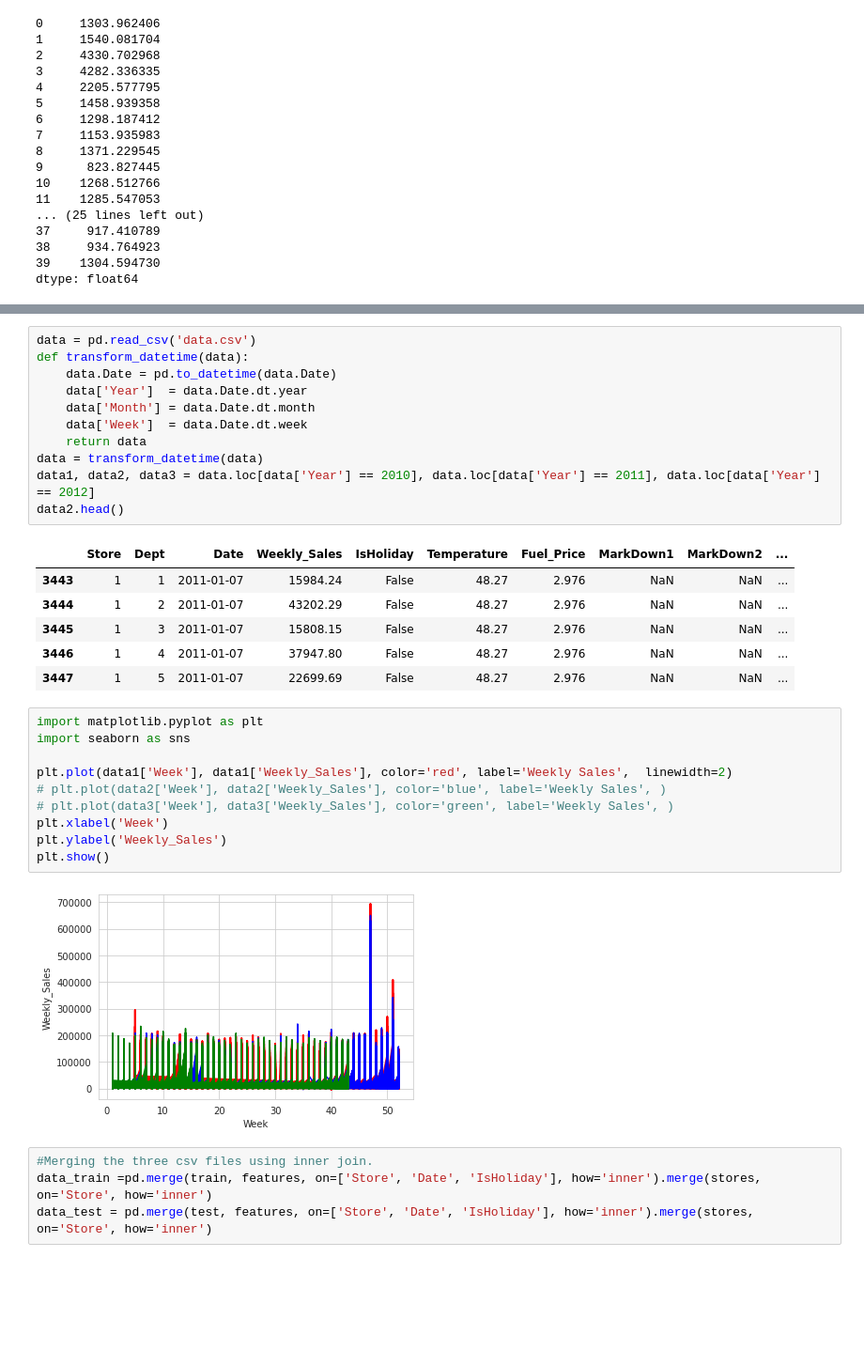
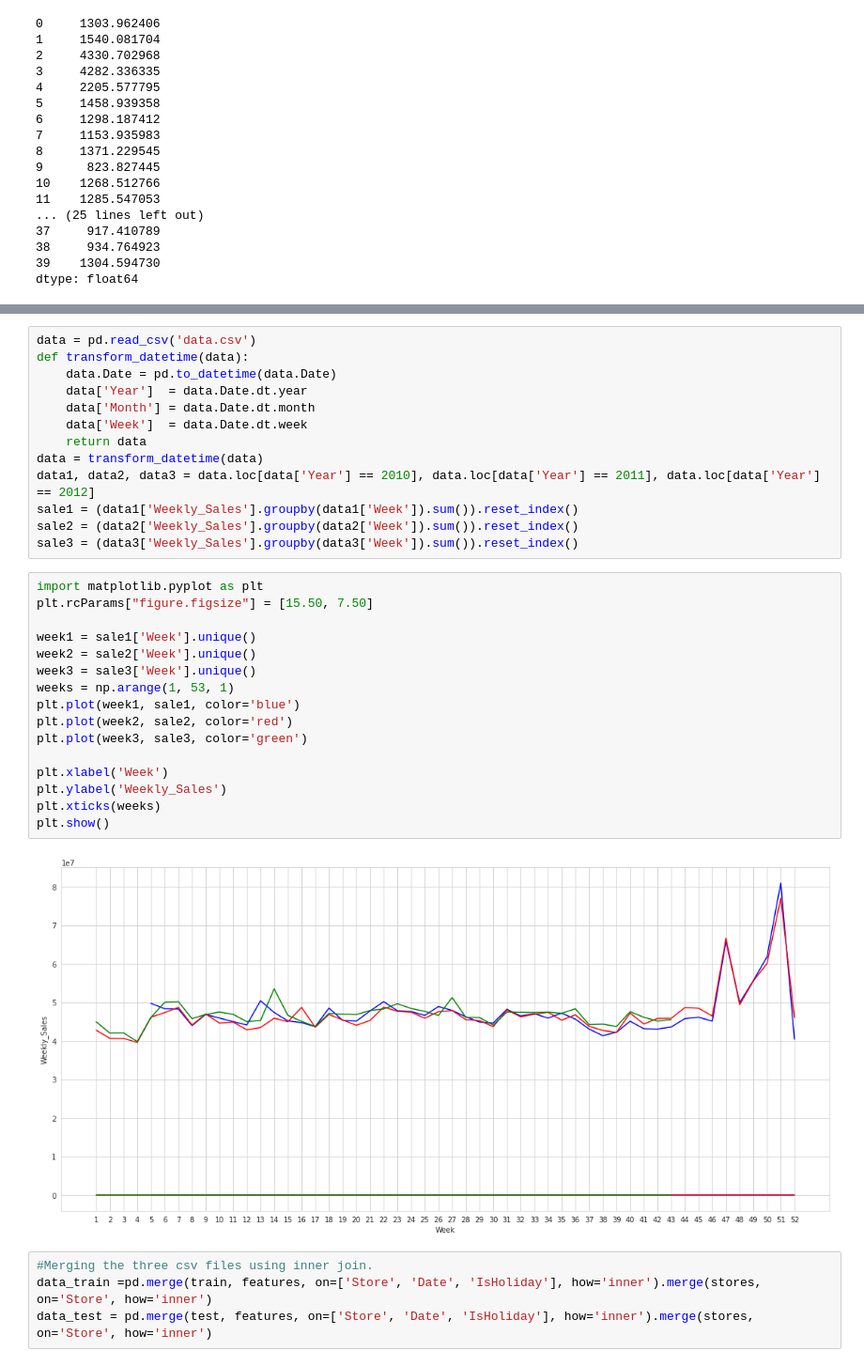
Before and after one commit to Long122k/BI, a Jupyter notebook: walmart-recruiting-store-sales-forecasting/BI.ipynb, the cells around one changed output, grey strips where cells are left out. Shown at 94% size. Cells and saved outputs as stored; diff of their text form; blank space fills up the shorter version.

Commit message:
update sale/week

```diff
--- a/walmart-recruiting-store-sales-forecasting/BI.ipynb
+++ b/walmart-recruiting-store-sales-forecasting/BI.ipynb
@@ -205,26 +205,27 @@ def transform_datetime(data):
     return data
 data = transform_datetime(data)
 data1, data2, data3 = data.loc[data['Year'] == 2010], data.loc[data['Year'] == 2011], data.loc[data['Year'] == 2012]
-data2.head()
+sale1 = (data1['Weekly_Sales'].groupby(data1['Week']).sum()).reset_index()
+sale2 = (data2['Weekly_Sales'].groupby(data2['Week']).sum()).reset_index()
+sale3 = (data3['Weekly_Sales'].groupby(data3['Week']).sum()).reset_index()
-# %% [output]
-|  | Store | Dept | Date | Weekly_Sales | IsHoliday | Temperature | Fuel_Price | MarkDown1 | MarkDown2 | ... |
-| 3443 | 1 | 1 | 2011-01-07 | 15984.24 | False | 48.27 | 2.976 | NaN | NaN | ... |
-| 3444 | 1 | 2 | 2011-01-07 | 43202.29 | False | 48.27 | 2.976 | NaN | NaN | ... |
-| 3445 | 1 | 3 | 2011-01-07 | 15808.15 | False | 48.27 | 2.976 | NaN | NaN | ... |
-| 3446 | 1 | 4 | 2011-01-07 | 37947.80 | False | 48.27 | 2.976 | NaN | NaN | ... |
-| 3447 | 1 | 5 | 2011-01-07 | 22699.69 | False | 48.27 | 2.976 | NaN | NaN | ... |
-# %%
-import matplotlib.pyplot as plt
-import seaborn as sns
-
-plt.plot(data1['Week'], data1['Weekly_Sales'], color='red', label='Weekly Sales',  linewidth=2)
-# plt.plot(data2['Week'], data2['Weekly_Sales'], color='blue', label='Weekly Sales', )
-# plt.plot(data3['Week'], data3['Weekly_Sales'], color='green', label='Weekly Sales', )
-plt.xlabel('Week')
-plt.ylabel('Weekly_Sales')
-plt.show()
-# %% [output]
-[figure, removed]
+# %%
+import matplotlib.pyplot as plt
+plt.rcParams["figure.figsize"] = [15.50, 7.50]
+
+week1 = sale1['Week'].unique()
+week2 = sale2['Week'].unique()
+week3 = sale3['Week'].unique()
+weeks = np.arange(1, 53, 1)
+plt.plot(week1, sale1, color='blue')
+plt.plot(week2, sale2, color='red')
+plt.plot(week3, sale3, color='green')
+
+plt.xlabel('Week')
+plt.ylabel('Weekly_Sales')
+plt.xticks(weeks)
+plt.show()
+# %% [output]
+[figure, added]
 # %%
 #Merging the three csv files using inner join.
 data_train =pd.merge(train, features, on=['Store', 'Date', 'IsHoliday'], how='inner').merge(stores, on='Store', how='inner')
```
Also changed, not shown: parts of 6 cells of this notebook.
